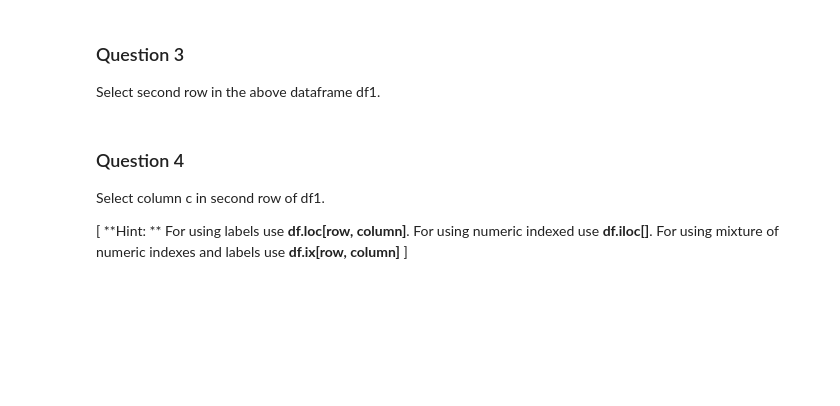
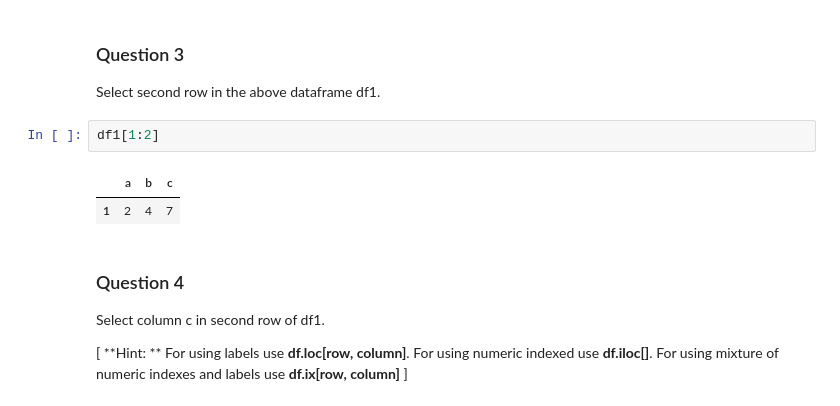
Before and after one commit to shahidshakil/aiml-ml-hyd-apr-19-batch-shahidshakil, a Jupyter notebook: R1-Lab Internal_Questions -1.ipynb, the cells around one changed output. Saved outputs shown, nothing was run; the diff lists cells and outputs as text; blank space fills up the shorter version.

```diff
--- a/R1-Lab Internal_Questions -1.ipynb
+++ b/R1-Lab Internal_Questions -1.ipynb
@@ -313,6 +378,11 @@ df1
 ### Question 3
 
 Select second row in the above dataframe df1.
+# %%
+df1[1:2]
+# %% [output]
+|  | a | b | c |
+| 1 | 2 | 4 | 7 |
 # %% [markdown]
 ### Question 4
 
```
Also changed, not shown: parts of 29 cells of this notebook.
